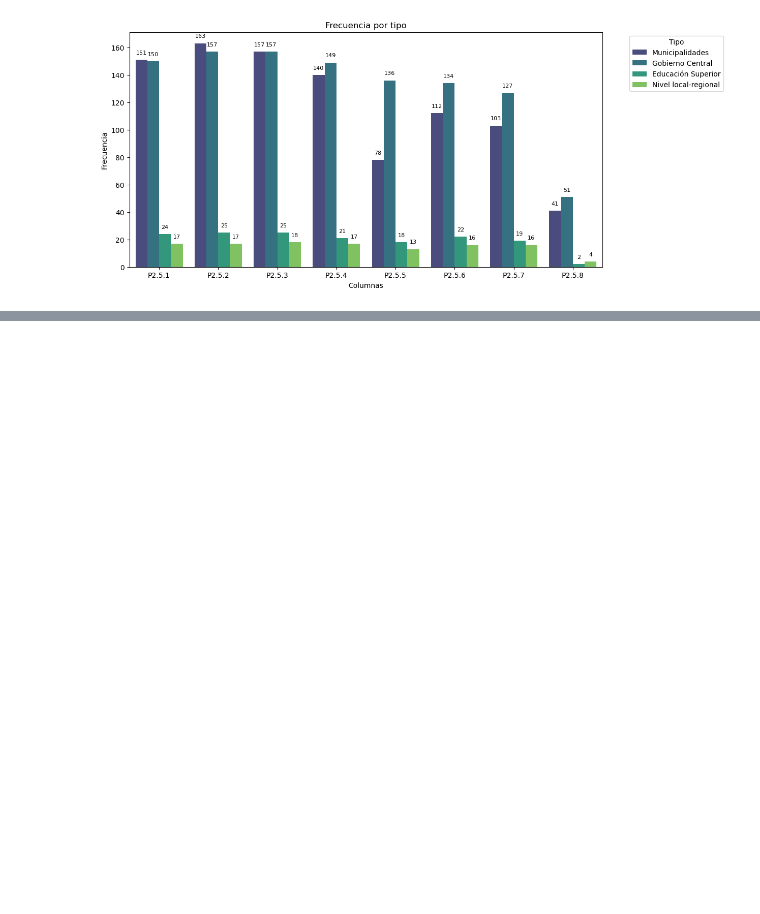
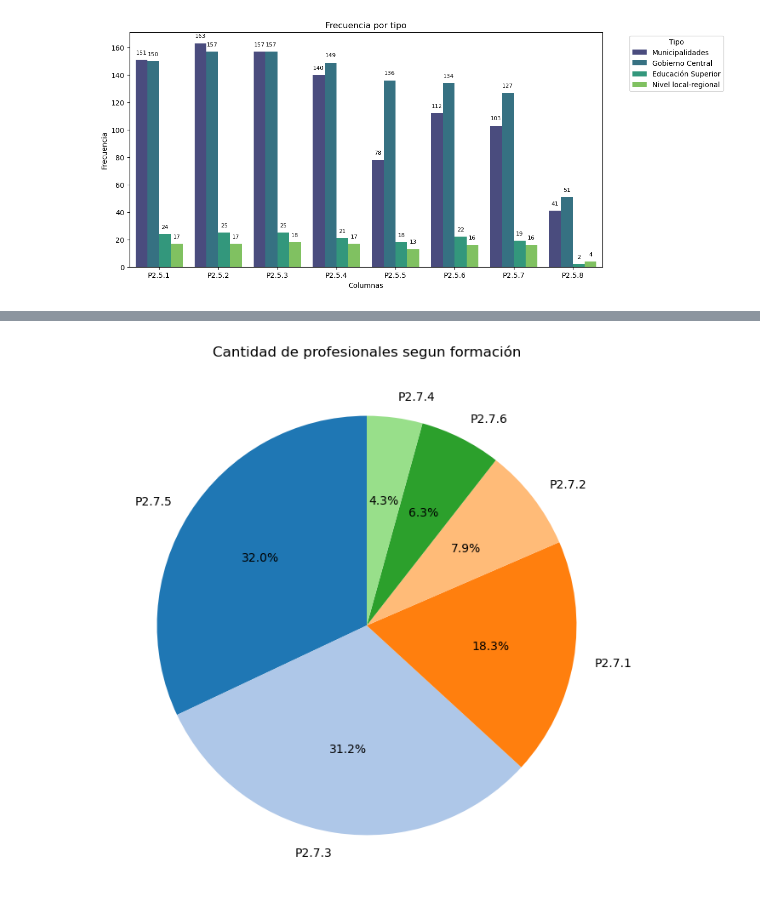
Before and after one commit to alejoGonc/EGD-CameronPartners, a Jupyter notebook: main.ipynb, the cells around one changed output, grey strips where cells are left out. Saved outputs shown, nothing was run; the diff lists cells and outputs as text; code cells hidden in the pictures; blank space fills up the shorter version.

```diff
--- a/main.ipynb
+++ b/main.ipynb
@@ -168,0 +236,11 @@ plt.show()
+# %%
+pivot_table = PropEquipos.pivot_table(index='Tipo', values=["P2.7.1","P2.7.2","P2.7.3","P2.7.4","P2.7.5","P2.7.6"], aggfunc='sum')
+# %%
+df_sum = pivot_table.sum()
+df_sum = df_sum.sort_values(ascending=False)
+plt.figure(figsize=(8, 8))
+plt.pie(df_sum, labels=df_sum.index, autopct='%1.1f%%', startangle=90, colors=plt.cm.tab20.colors)
+plt.title('Cantidad de profesionales segun formación')
+plt.show()
+# %% [output]
+[figure, added]
```
Also changed, not shown: parts of 10 cells of this notebook.
